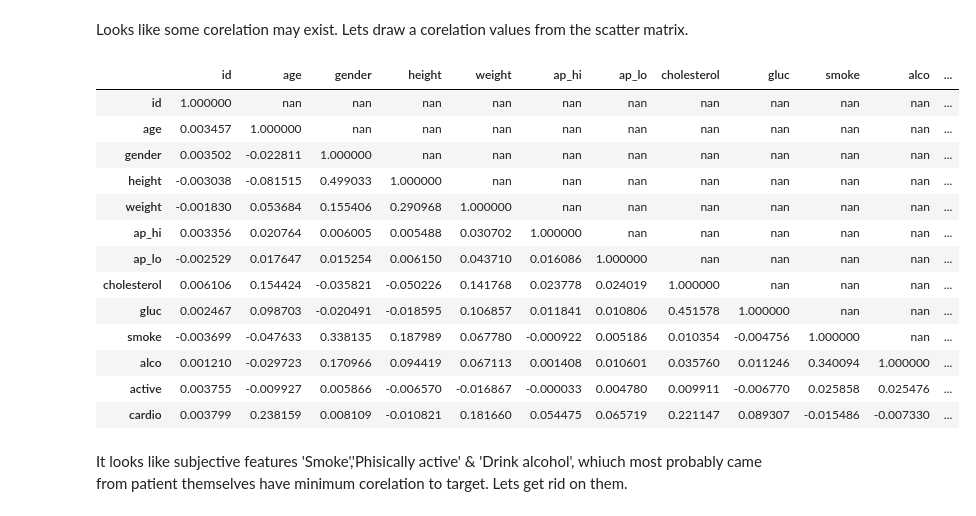
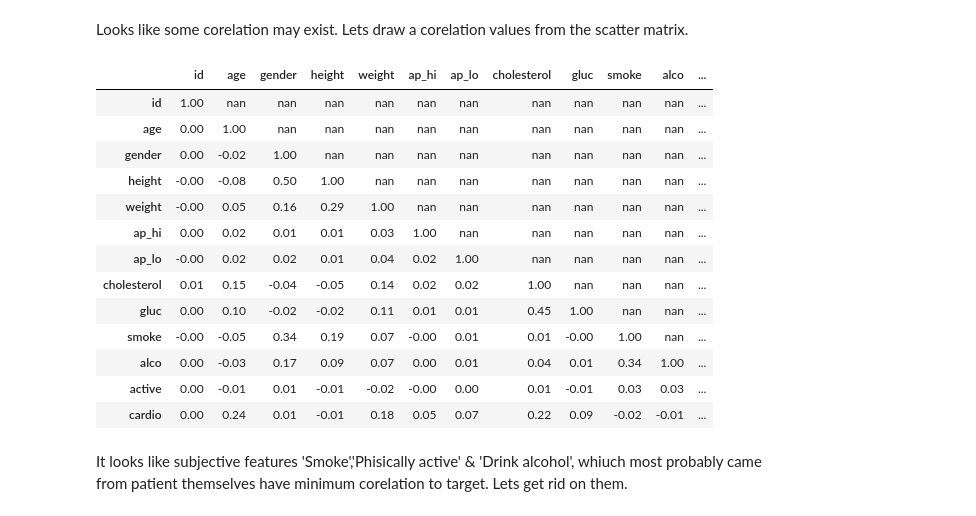
Before and after one commit to makrez/cardio_train, a Jupyter notebook: Cardio.ipynb, the cells around one changed output. Cells and saved outputs as stored; diff of their text form; code cells hidden in the pictures.

```diff
--- a/Cardio.ipynb
+++ b/Cardio.ipynb
@@ -440,32 +443,27 @@ plt.show()
 Looks like some corelation may exist. Lets draw a corelation values from the scatter matrix.
 # %%
 corr = df.corr()
-#corr = corr.where(np.tril(np.ones(corr.shape)).astype(bool))
-#(corr.style
-# .background_gradient(cmap='coolwarm', axis=None, vmin=-1, vmax=1)
-# .format(precision=2)
-# .highlight_null(null_color='#f1f1f1')
-# )
 corr = corr.where(np.tril(np.ones(corr.shape)).astype(bool))
 (corr.style
  .background_gradient(cmap='coolwarm', axis=None, vmin=-1, vmax=1)
+ .format(precision=2)
  .highlight_null(null_color='#f1f1f1')
  )
 # %% [output]
 |  | id | age | gender | height | weight | ap_hi | ap_lo | cholesterol | gluc | smoke | alco | ... |
-| id | 1.000000 | nan | nan | nan | nan | nan | nan | nan | nan | nan | nan | ... |
-| age | 0.003457 | 1.000000 | nan | nan | nan | nan | nan | nan | nan | nan | nan | ... |
-| gender | 0.003502 | -0.022811 | 1.000000 | nan | nan | nan | nan | nan | nan | nan | nan | ... |
-| height | -0.003038 | -0.081515 | 0.499033 | 1.000000 | nan | nan | nan | nan | nan | nan | nan | ... |
-| weight | -0.001830 | 0.053684 | 0.155406 | 0.290968 | 1.000000 | nan | nan | nan | nan | nan | nan | ... |
-| ap_hi | 0.003356 | 0.020764 | 0.006005 | 0.005488 | 0.030702 | 1.000000 | nan | nan | nan | nan | nan | ... |
-| ap_lo | -0.002529 | 0.017647 | 0.015254 | 0.006150 | 0.043710 | 0.016086 | 1.000000 | nan | nan | nan | nan | ... |
-| cholesterol | 0.006106 | 0.154424 | -0.035821 | -0.050226 | 0.141768 | 0.023778 | 0.024019 | 1.000000 | nan | nan | nan | ... |
-| gluc | 0.002467 | 0.098703 | -0.020491 | -0.018595 | 0.106857 | 0.011841 | 0.010806 | 0.451578 | 1.000000 | nan | nan | ... |
-| smoke | -0.003699 | -0.047633 | 0.338135 | 0.187989 | 0.067780 | -0.000922 | 0.005186 | 0.010354 | -0.004756 | 1.000000 | nan | ... |
-| alco | 0.001210 | -0.029723 | 0.170966 | 0.094419 | 0.067113 | 0.001408 | 0.010601 | 0.035760 | 0.011246 | 0.340094 | 1.000000 | ... |
-| active | 0.003755 | -0.009927 | 0.005866 | -0.006570 | -0.016867 | -0.000033 | 0.004780 | 0.009911 | -0.006770 | 0.025858 | 0.025476 | ... |
-| cardio | 0.003799 | 0.238159 | 0.008109 | -0.010821 | 0.181660 | 0.054475 | 0.065719 | 0.221147 | 0.089307 | -0.015486 | -0.007330 | ... |
+| id | 1.00 | nan | nan | nan | nan | nan | nan | nan | nan | nan | nan | ... |
+| age | 0.00 | 1.00 | nan | nan | nan | nan | nan | nan | nan | nan | nan | ... |
+| gender | 0.00 | -0.02 | 1.00 | nan | nan | nan | nan | nan | nan | nan | nan | ... |
+| height | -0.00 | -0.08 | 0.50 | 1.00 | nan | nan | nan | nan | nan | nan | nan | ... |
+| weight | -0.00 | 0.05 | 0.16 | 0.29 | 1.00 | nan | nan | nan | nan | nan | nan | ... |
+| ap_hi | 0.00 | 0.02 | 0.01 | 0.01 | 0.03 | 1.00 | nan | nan | nan | nan | nan | ... |
+| ap_lo | -0.00 | 0.02 | 0.02 | 0.01 | 0.04 | 0.02 | 1.00 | nan | nan | nan | nan | ... |
+| cholesterol | 0.01 | 0.15 | -0.04 | -0.05 | 0.14 | 0.02 | 0.02 | 1.00 | nan | nan | nan | ... |
+| gluc | 0.00 | 0.10 | -0.02 | -0.02 | 0.11 | 0.01 | 0.01 | 0.45 | 1.00 | nan | nan | ... |
+| smoke | -0.00 | -0.05 | 0.34 | 0.19 | 0.07 | -0.00 | 0.01 | 0.01 | -0.00 | 1.00 | nan | ... |
+| alco | 0.00 | -0.03 | 0.17 | 0.09 | 0.07 | 0.00 | 0.01 | 0.04 | 0.01 | 0.34 | 1.00 | ... |
+| active | 0.00 | -0.01 | 0.01 | -0.01 | -0.02 | -0.00 | 0.00 | 0.01 | -0.01 | 0.03 | 0.03 | ... |
+| cardio | 0.00 | 0.24 | 0.01 | -0.01 | 0.18 | 0.05 | 0.07 | 0.22 | 0.09 | -0.02 | -0.01 | ... |
 # %% [markdown]
 It looks like subjective features 'Smoke','Phisically active' & 'Drink alcohol', whiuch most probably came from patient themselves have minimum corelation to target. Lets get rid on them.
 # %%
```
Also changed, not shown: parts of 88 cells of this notebook.
